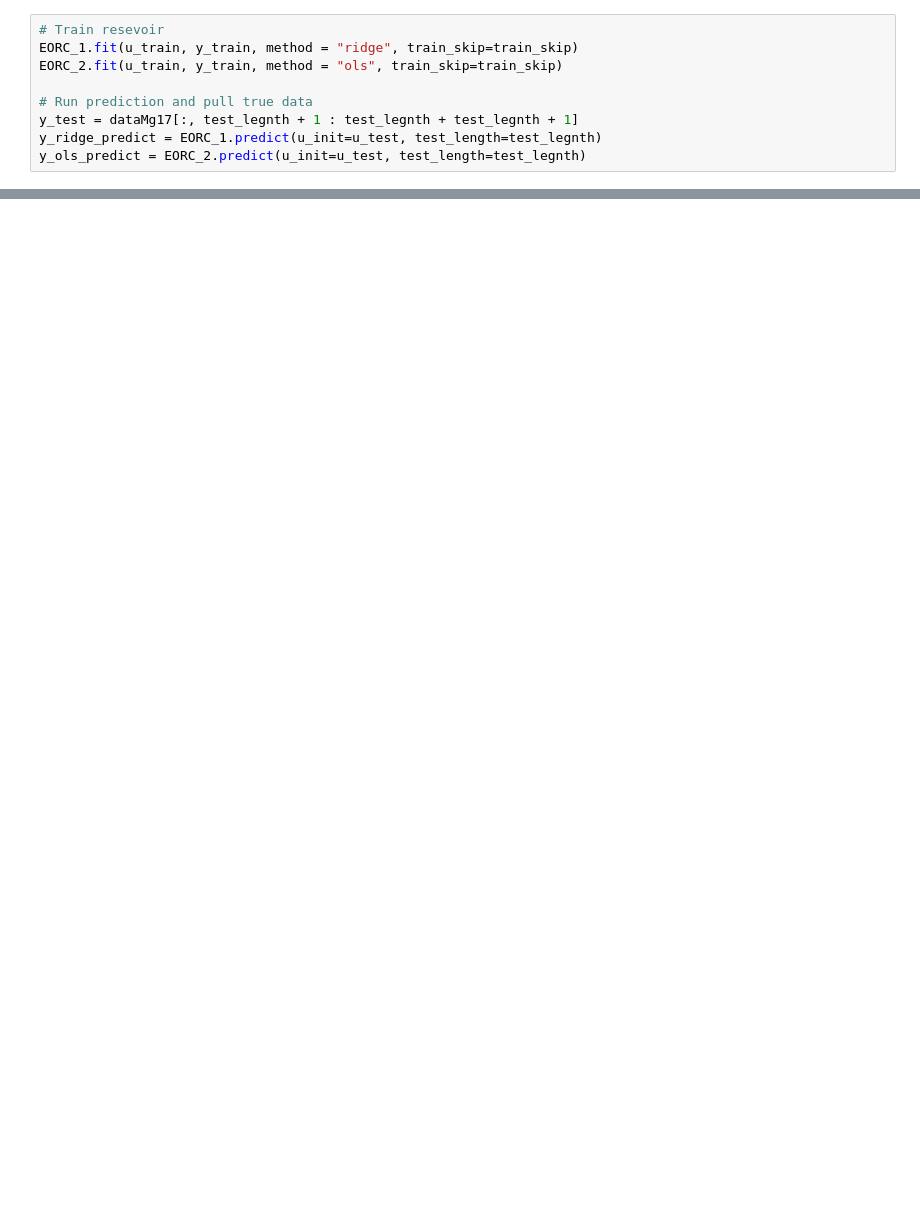
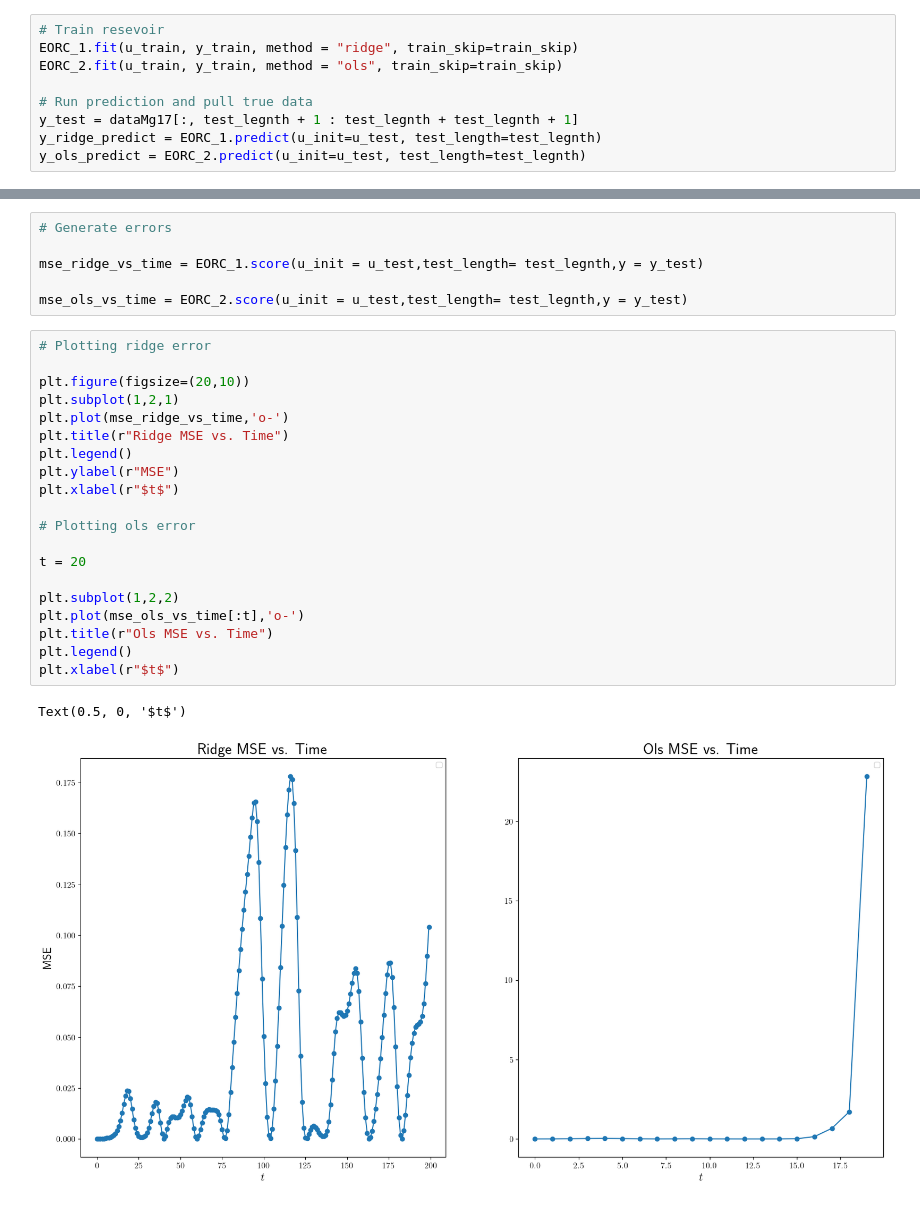
Before and after one commit to ivanMC-A/CompPhysProject, a Jupyter notebook: rnnExamples.ipynb, the cells around one changed output, grey strips where cells are left out. Drawn from its saved outputs; the diff is of its cells as text; blank space fills up the shorter version.

```diff
--- a/rnnExamples.ipynb
+++ b/rnnExamples.ipynb
@@ -222,0 +233,29 @@ Text(0.5, 0, '$t$')
+# %%
+# Generate errors
+
+mse_ridge_vs_time = EORC_1.score(u_init = u_test,test_length= test_legnth,y = y_test)
+
+mse_ols_vs_time = EORC_2.score(u_init = u_test,test_length= test_legnth,y = y_test)
+# %%
+# Plotting ridge error
+
+plt.figure(figsize=(20,10))
+plt.subplot(1,2,1)
+plt.plot(mse_ridge_vs_time,'o-')
+plt.title(r"Ridge MSE vs. Time")
+plt.legend()
+plt.ylabel(r"MSE")
+plt.xlabel(r"$t$")
+
+# Plotting ols error
+
+t = 20
+
+plt.subplot(1,2,2)
+plt.plot(mse_ols_vs_time[:t],'o-')
+plt.title(r"Ols MSE vs. Time")
+plt.legend()
+plt.xlabel(r"$t$")
+# %% [output]
+Text(0.5, 0, '$t$')
+[figure, added]
```
Also changed, not shown: parts of 7 cells of this notebook, 1 other file.
